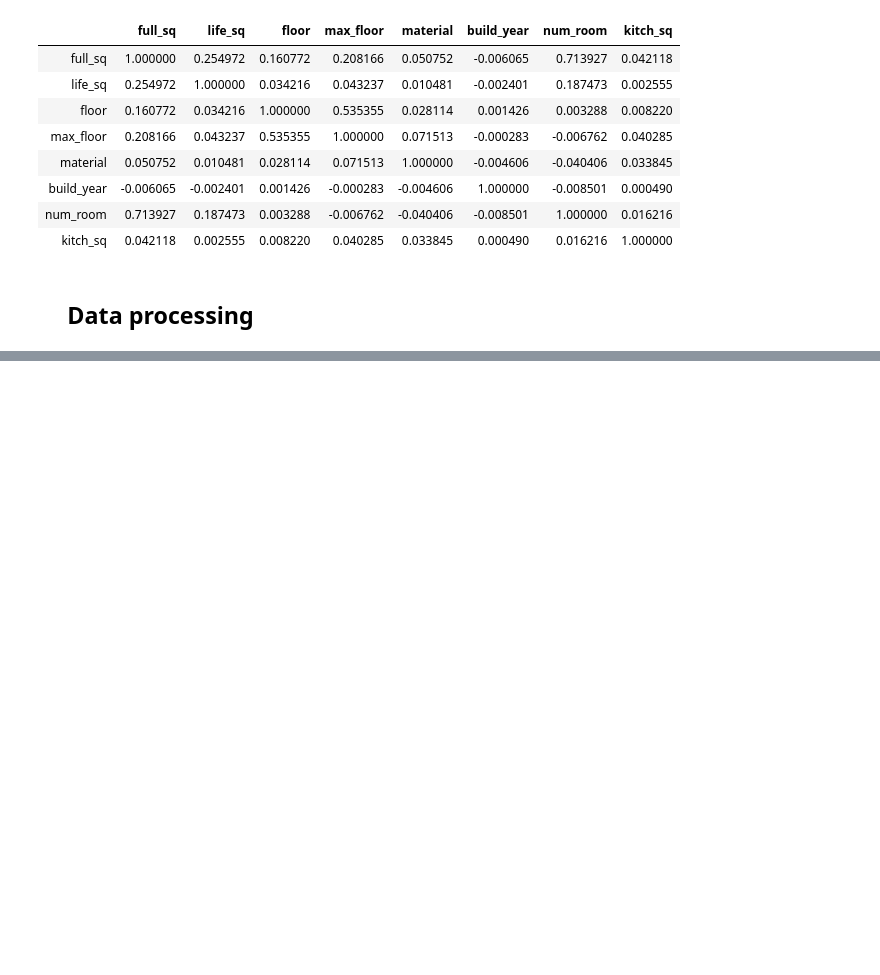
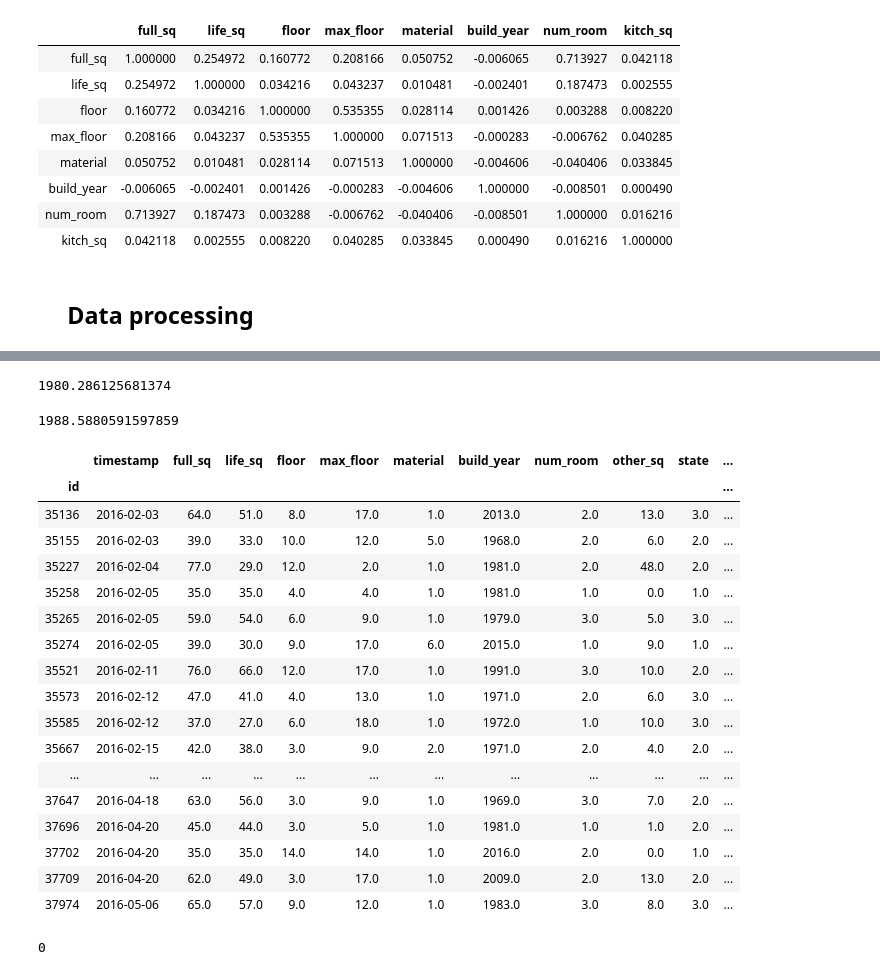
Before and after one commit to Serega6678/Kaggle-Competitions, a Jupyter notebook: Sberbank Russian Housing Market/Additional Analysis.ipynb, the cells around one changed output, grey strips where cells are left out. Saved outputs shown, nothing was run; the diff lists cells and outputs as text; code cells hidden in the pictures; blank space fills up the shorter version.

Commit message:
bugs fixed & pipeline perfected

```diff
--- a/Sberbank Russian Housing Market/Additional Analysis.ipynb
+++ b/Sberbank Russian Housing Market/Additional Analysis.ipynb
@@ -8,14 +8,3 @@ from sklearn.impute import SimpleImputer
 from IPython.display import display, HTML
 # %% [markdown]
 # Download data
-# %%
-import json
-import os
-
-with open('./kaggle.json') as json_file:
-    data = json.load(json_file)
-    kaggle_username = data['username']
-    api_key = data['key']
-    os.environ['KAGGLE_USERNAME'] = kaggle_username
-    os.environ['KAGGLE_KEY'] = api_key
-    !kaggle competitions download -c sberbank-russian-housing-market
@@ -57,6 +12,7 @@ Archive:  test.csv.zip
 train = pd.read_csv('./train.csv', index_col='id')
 test = pd.read_csv('./test.csv', index_col='id')
 train['timestamp'] = train['timestamp'].apply(pd.to_datetime)
+test['timestamp'] = test['timestamp'].apply(pd.to_datetime)
 # %%
 def num_houses_with_bigger_column_value (column_name, value):
     return len(train[train[column_name] > value].index)
@@ -225,11 +165,14 @@ def fill_max_floor (row):
             return 12
     return 8
 
-def custom_pipeline(data, is_train=True):
+def custom_pipeline(data_recieved, is_train=True, numeric_features=numeric_features):
+    data = data_recieved.copy()
+
     if is_train:
         data.drop(data[data['full_sq'] > 1000].index, inplace=True)
         data.drop(data[data['build_year'] > 2018].index, inplace=True)
-        data.drop([17935], inplace=True)
+        data.drop(data[(data['full_sq'] == 0) & (data['life_sq'] == 0) & (data['kitch_sq'] == 0)].index, \
+                  inplace=True)
 
     mean_division_value = 0.67
 
@@ -274,19 +217,23 @@ def custom_pipeline(data, is_train=True):
     data['kitch_sq/life_sq'] = 1 / data['life_sq/kitch_sq']
 
     data.rename(columns={'kitch_sq' : 'other_sq'}, inplace=True)
+
+    numeric_features = [feature if feature != 'kitch_sq' else 'other_sq' for feature in numeric_features]
+
     data.loc[:, 'full_sq'] = data.apply(lambda x: round(x['full_sq']), axis=1)
     data.loc[:, 'life_sq'] = data.apply(lambda x: round(x['life_sq']), axis=1)
     data.loc[:, 'other_sq'] = data.apply(lambda x: round(x['other_sq']), axis=1)
 
-    data['max_floor'] = data.apply(lambda x: x['floor'] \
+    data.loc[:, 'max_floor'] = data.apply(lambda x: x['floor'] \
                                      if x['floor'] > x['max_floor'] else x['max_floor'], axis=1)
-    data['max_floor'] = data.apply(fill_max_floor, axis=1)
-    data.loc[data['build_year'] < 1860] = np.nan
+    data.loc[:, 'max_floor'] = data.apply(fill_max_floor, axis=1)
+    data.loc[data['build_year'] < 1860, 'build_year'] = np.nan
 
     for column_name in data.columns:
         data[column_name + ' was missing'] = data[column_name].isnull()
     if is_train:
-        my_imputer.fit(data.loc[:, numeric_features])
-    data.loc[:, numeric_features] = my_imputer.transform(data.loc[:, numeric_features])
+        my_imputer.fit(data.loc[:, numeric_features[: -1]])
+    data.loc[:, numeric_features[: -1]] = my_imputer.transform(data.loc[:, numeric_features[: -1]])
+
 
     return data
@@ -294,0 +240,3 @@ train = custom_pipeline(train)
+# %%
+new_train = custom_pipeline(train)
+new_test = custom_pipeline(test, is_train=False)
@@ -294,0 +267,29 @@ train = custom_pipeline(train)
+# %%
+new_train.loc[new_train['product_type'] == 'Investment','build_year'].mean()
+# %% [output]
+1980.286125681374
+# %%
+new_train.loc[new_train['product_type'] == 'OwnerOccupier','build_year'].mean()
+# %% [output]
+1988.5880591597859
+# %%
+new_test.loc[new_test['product_type was missing'],: 'product_type']
+# %% [output]
+|  | timestamp | full_sq | life_sq | floor | max_floor | material | build_year | num_room | other_sq | state | ... |
+| id |  |  |  |  |  |  |  |  |  |  | ... |
+| 35136 | 2016-02-03 | 64.0 | 51.0 | 8.0 | 17.0 | 1.0 | 2013.0 | 2.0 | 13.0 | 3.0 | ... |
+| 35155 | 2016-02-03 | 39.0 | 33.0 | 10.0 | 12.0 | 5.0 | 1968.0 | 2.0 | 6.0 | 2.0 | ... |
+| 35227 | 2016-02-04 | 77.0 | 29.0 | 12.0 | 2.0 | 1.0 | 1981.0 | 2.0 | 48.0 | 2.0 | ... |
+| 35258 | 2016-02-05 | 35.0 | 35.0 | 4.0 | 4.0 | 1.0 | 1981.0 | 1.0 | 0.0 | 1.0 | ... |
+| 35265 | 2016-02-05 | 59.0 | 54.0 | 6.0 | 9.0 | 1.0 | 1979.0 | 3.0 | 5.0 | 3.0 | ... |
+| 35274 | 2016-02-05 | 39.0 | 30.0 | 9.0 | 17.0 | 6.0 | 2015.0 | 1.0 | 9.0 | 1.0 | ... |
+| 35521 | 2016-02-11 | 76.0 | 66.0 | 12.0 | 17.0 | 1.0 | 1991.0 | 3.0 | 10.0 | 2.0 | ... |
+| 35573 | 2016-02-12 | 47.0 | 41.0 | 4.0 | 13.0 | 1.0 | 1971.0 | 2.0 | 6.0 | 3.0 | ... |
+| 35585 | 2016-02-12 | 37.0 | 27.0 | 6.0 | 18.0 | 1.0 | 1972.0 | 1.0 | 10.0 | 3.0 | ... |
+| 35667 | 2016-02-15 | 42.0 | 38.0 | 3.0 | 9.0 | 2.0 | 1971.0 | 2.0 | 4.0 | 2.0 | ... |
+| ... | ... | ... | ... | ... | ... | ... | ... | ... | ... | ... | ... |
+| 37647 | 2016-04-18 | 63.0 | 56.0 | 3.0 | 9.0 | 1.0 | 1969.0 | 3.0 | 7.0 | 2.0 | ... |
+| 37696 | 2016-04-20 | 45.0 | 44.0 | 3.0 | 5.0 | 1.0 | 1981.0 | 1.0 | 1.0 | 2.0 | ... |
+| 37702 | 2016-04-20 | 35.0 | 35.0 | 14.0 | 14.0 | 1.0 | 2016.0 | 2.0 | 0.0 | 1.0 | ... |
+| 37709 | 2016-04-20 | 62.0 | 49.0 | 3.0 | 17.0 | 1.0 | 2009.0 | 2.0 | 13.0 | 2.0 | ... |
+| 37974 | 2016-05-06 | 65.0 | 57.0 | 9.0 | 12.0 | 1.0 | 1983.0 | 3.0 | 8.0 | 3.0 | ... |
@@ -294,0 +300,4 @@ train = custom_pipeline(train)
+# %%
+new_test.isna().sum().sum() + new_train.isna().sum().sum()
+# %% [output]
+0
```
Also changed, not shown: parts of 26 cells of this notebook.
